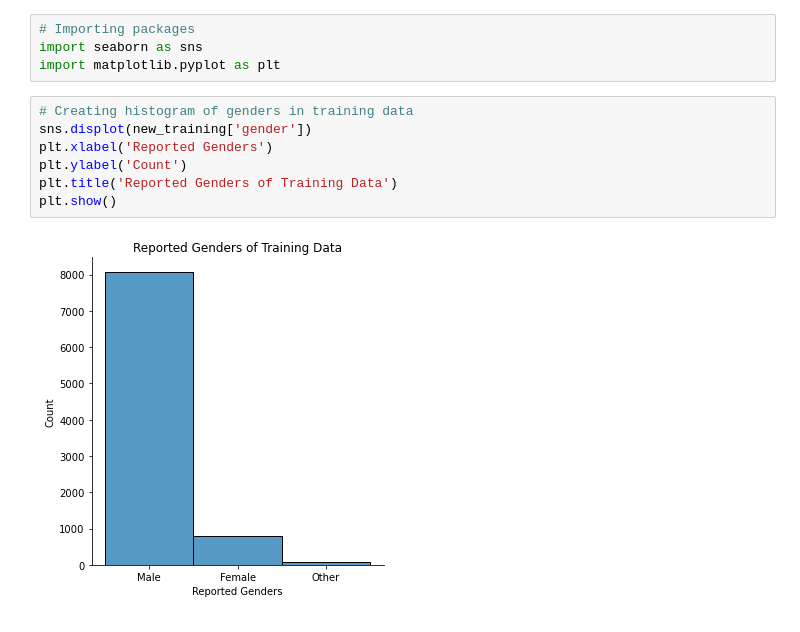
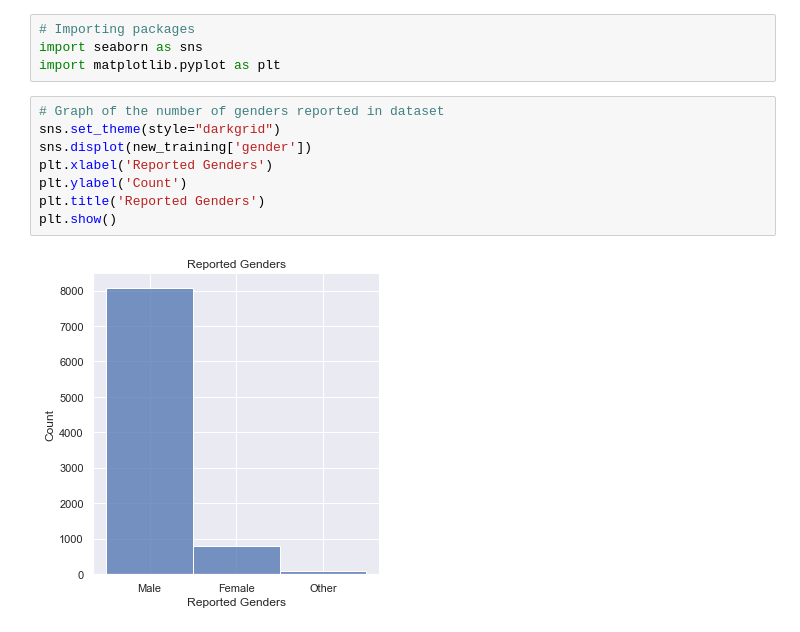
Before and after one commit to anariver/DS-201-Project-1, a Jupyter notebook: Project 1 - part 1 - loading and wrangling data.ipynb, the cells around one changed output. Saved outputs shown, nothing was run; the diff lists cells and outputs as text.

```diff
--- a/Project 1 - part 1 - loading and wrangling data.ipynb
+++ b/Project 1 - part 1 - loading and wrangling data.ipynb
@@ -166,11 +165,12 @@ new_training.head()
 import seaborn as sns
 import matplotlib.pyplot as plt
 # %%
-# Creating histogram of genders in training data
+# Graph of the number of genders reported in dataset
+sns.set_theme(style="darkgrid")
 sns.displot(new_training['gender'])
 plt.xlabel('Reported Genders')
 plt.ylabel('Count')
-plt.title('Reported Genders of Training Data')
+plt.title('Reported Genders')
 plt.show()
 # %% [output]
-[figure, old version]
+[figure, new version]
```
Also changed, not shown: parts of 10 cells of this notebook.
